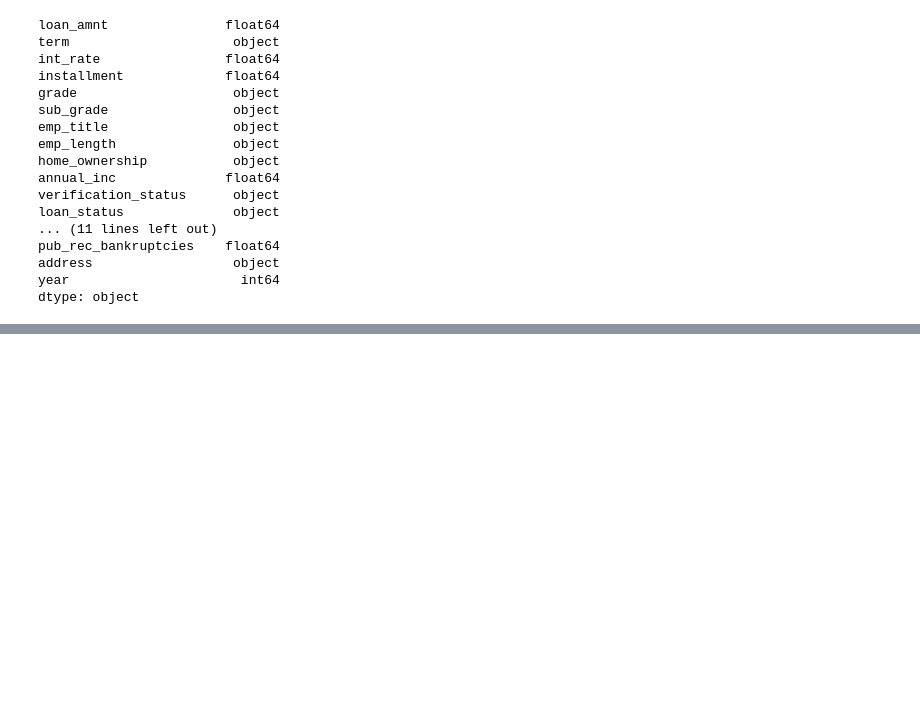
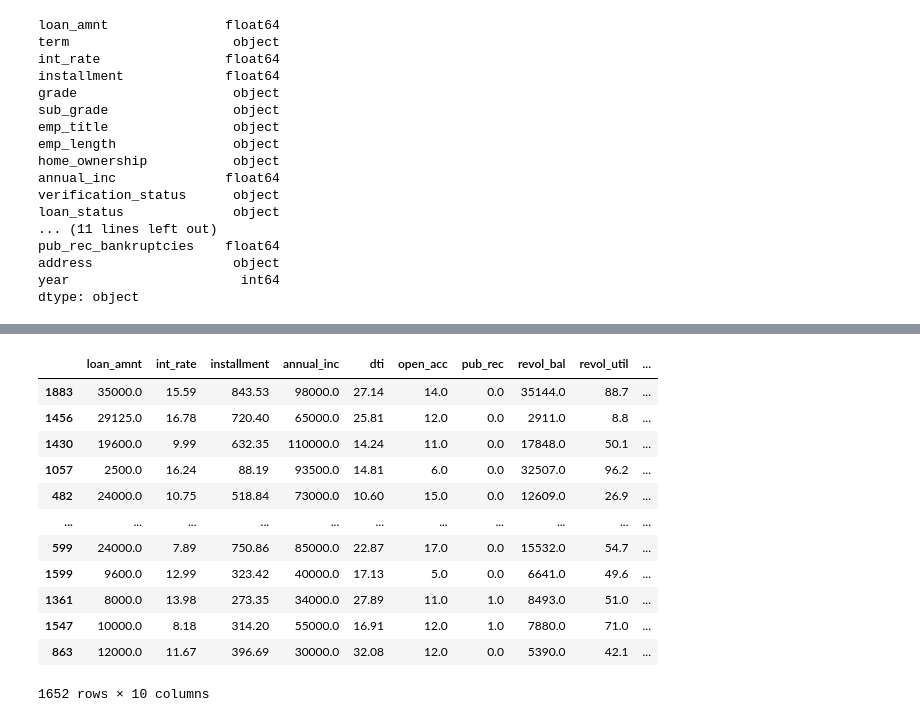
Before and after one commit to shivanipriya89/practicetensor, a Jupyter notebook: thekeras.ipynb, the cells around one changed output, grey strips where cells are left out. Drawn from its saved outputs; the diff is of its cells as text; code cells hidden in the pictures; blank space fills up the shorter version.

```diff
--- a/thekeras.ipynb
+++ b/thekeras.ipynb
@@ -3053,0 +3282,2 @@ dtype: object
+# %%
+df["loan_repaid"]=df["loan_repaid"].astype(int)
@@ -3053,0 +3317,22 @@ dtype: object
+# %%
+x=df[["loan_amnt","int_rate","installment","annual_inc","dti","open_acc","pub_rec","revol_bal","revol_util","mort_acc"]]
+# %%
+y=df["loan_repaid"]
+# %%
+x_train,x_test,y_train,y_test=train_test_split(x,y,test_size=0.2,random_state=101)
+# %%
+x_train # Values of training data set
+# %% [output]
+|  | loan_amnt | int_rate | installment | annual_inc | dti | open_acc | pub_rec | revol_bal | revol_util | ... |
+| 1883 | 35000.0 | 15.59 | 843.53 | 98000.0 | 27.14 | 14.0 | 0.0 | 35144.0 | 88.7 | ... |
+| 1456 | 29125.0 | 16.78 | 720.40 | 65000.0 | 25.81 | 12.0 | 0.0 | 2911.0 | 8.8 | ... |
+| 1430 | 19600.0 | 9.99 | 632.35 | 110000.0 | 14.24 | 11.0 | 0.0 | 17848.0 | 50.1 | ... |
+| 1057 | 2500.0 | 16.24 | 88.19 | 93500.0 | 14.81 | 6.0 | 0.0 | 32507.0 | 96.2 | ... |
+| 482 | 24000.0 | 10.75 | 518.84 | 73000.0 | 10.60 | 15.0 | 0.0 | 12609.0 | 26.9 | ... |
+| ... | ... | ... | ... | ... | ... | ... | ... | ... | ... | ... |
+| 599 | 24000.0 | 7.89 | 750.86 | 85000.0 | 22.87 | 17.0 | 0.0 | 15532.0 | 54.7 | ... |
+| 1599 | 9600.0 | 12.99 | 323.42 | 40000.0 | 17.13 | 5.0 | 0.0 | 6641.0 | 49.6 | ... |
+| 1361 | 8000.0 | 13.98 | 273.35 | 34000.0 | 27.89 | 11.0 | 1.0 | 8493.0 | 51.0 | ... |
+| 1547 | 10000.0 | 8.18 | 314.20 | 55000.0 | 16.91 | 12.0 | 1.0 | 7880.0 | 71.0 | ... |
+| 863 | 12000.0 | 11.67 | 396.69 | 30000.0 | 32.08 | 12.0 | 0.0 | 5390.0 | 42.1 | ... |
+1652 rows × 10 columns
```
Also changed, not shown: parts of 36 cells of this notebook.
